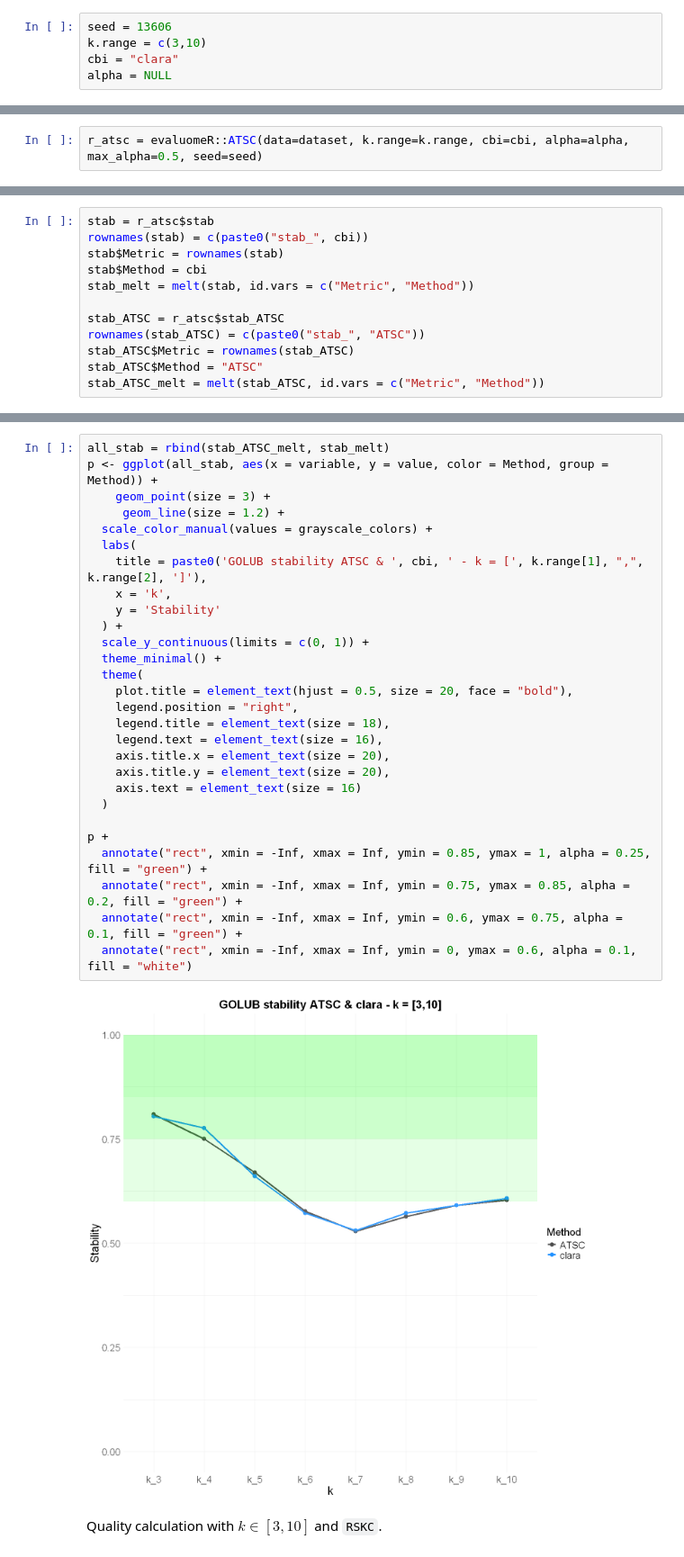
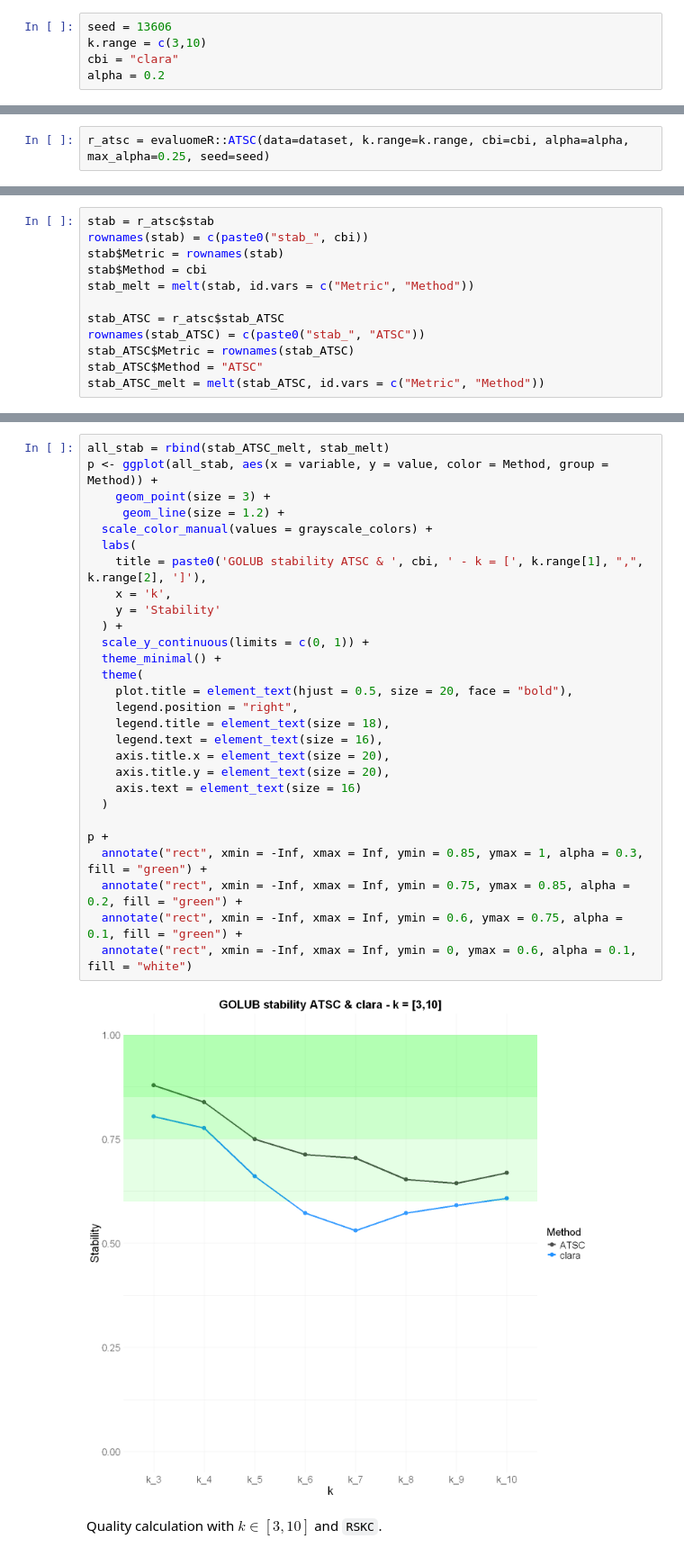
Before and after one commit to neobernad/evaluomeR, a Jupyter notebook: notebooks/use_cases/golub-atsc.ipynb, the cells around one changed output, grey strips where cells are left out. Shown at 90% size. Saved outputs shown, nothing was run; the diff lists cells and outputs as text.

```diff
--- a/notebooks/use_cases/golub-atsc.ipynb
+++ b/notebooks/use_cases/golub-atsc.ipynb
@@ -47,7 +47,7 @@ The following object is masked from 'package:base':
 seed = 13606
 k.range = c(3,10)
 cbi = "clara"
-alpha = NULL
+alpha = 0.2
 # %%
 data("golub")
 golub = golub
@@ -110,7 +110,7 @@ Checking PCA suitability...
 
 In this Section, evaluomeR executes an optimal $k$ analysis. First, stabilities and qualities are calculated, considering all the metrics in the dataset. The $k$ range is $k \in [3,10]$ and the clustering method is `rskc`.
 # %%
-r_atsc = evaluomeR::ATSC(data=dataset, k.range=k.range, cbi=cbi, alpha=alpha, max_alpha=0.5, seed=seed)
+r_atsc = evaluomeR::ATSC(data=dataset, k.range=k.range, cbi=cbi, alpha=alpha, max_alpha=0.25, seed=seed)
 # %% [output]
 Computing optimal k value with 'clara'
 
@@ -221,33 +221,33 @@ p +
 # %%
 all_stab = rbind(stab_ATSC_melt, stab_melt)
 p <- ggplot(all_stab, aes(x = variable, y = value, color = Method, group = Method)) +
     geom_point(size = 3) +
      geom_line(size = 1.2) +
   scale_color_manual(values = grayscale_colors) +
   labs(
     title = paste0('GOLUB stability ATSC & ', cbi, ' - k = [', k.range[1], ",", k.range[2], ']'),
     x = 'k',
     y = 'Stability'
   ) +
   scale_y_continuous(limits = c(0, 1)) +
   theme_minimal() +
   theme(
     plot.title = element_text(hjust = 0.5, size = 20, face = "bold"),
     legend.position = "right",
     legend.title = element_text(size = 18),
     legend.text = element_text(size = 16),
     axis.title.x = element_text(size = 20),
     axis.title.y = element_text(size = 20),
     axis.text = element_text(size = 16)
   )
 
 p +
-  annotate("rect", xmin = -Inf, xmax = Inf, ymin = 0.85, ymax = 1, alpha = 0.25, fill = "green") +
+  annotate("rect", xmin = -Inf, xmax = Inf, ymin = 0.85, ymax = 1, alpha = 0.3, fill = "green") +
   annotate("rect", xmin = -Inf, xmax = Inf, ymin = 0.75, ymax = 0.85, alpha = 0.2, fill = "green") +
   annotate("rect", xmin = -Inf, xmax = Inf, ymin = 0.6, ymax = 0.75, alpha = 0.1, fill = "green") +
   annotate("rect", xmin = -Inf, xmax = Inf, ymin = 0, ymax = 0.6, alpha = 0.1, fill = "white")
 # %% [output]
-[figure, old version]
+[figure, new version]
 # %% [markdown]
 Quality calculation with $k \in [3,10]$ and `RSKC`.
 # %% [markdown]
```
Also changed, not shown: parts of 13 cells of this notebook, 1 other file.
